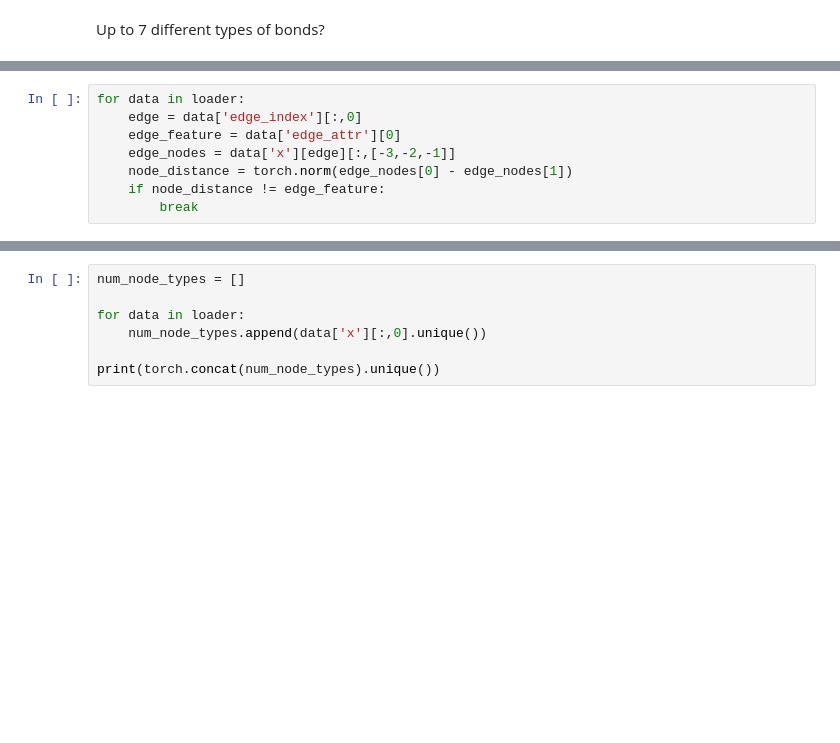
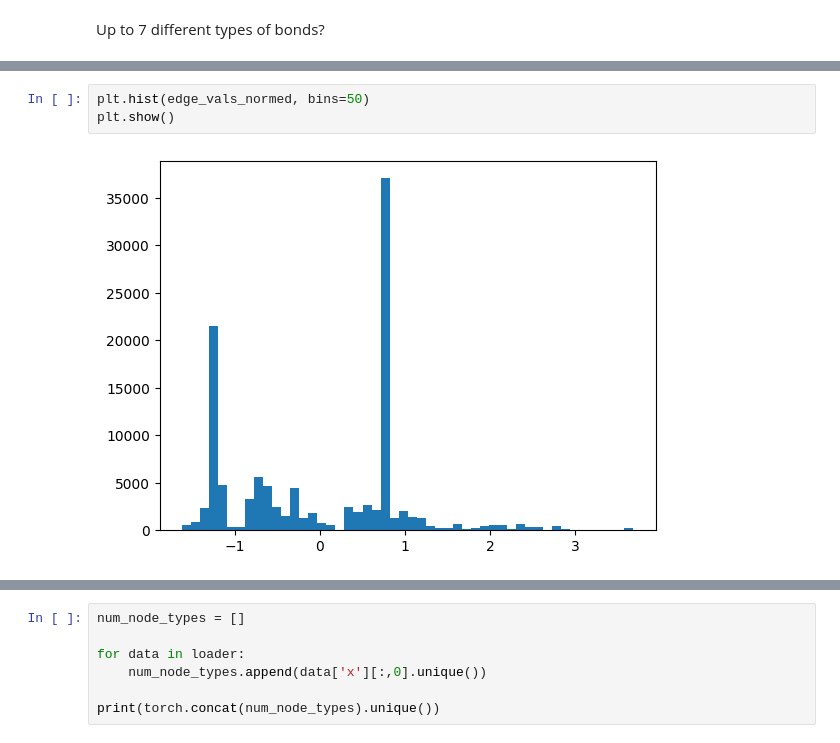
Before and after one commit to BaconBreaker/graph-diffusion-project, a Jupyter notebook: data_exploration.ipynb, the cells around one changed output, grey strips where cells are left out. Cells and saved outputs as stored; diff of their text form; blank space fills up the shorter version.

```diff
--- a/data_exploration.ipynb
+++ b/data_exploration.ipynb
@@ -83,8 +109,5 @@ plt.show()
-# %%
-for data in loader:
-    edge = data['edge_index'][:,0]
-    edge_feature = data['edge_attr'][0]
-    edge_nodes = data['x'][edge][:,[-3,-2,-1]]
-    node_distance = torch.norm(edge_nodes[0] - edge_nodes[1])
-    if node_distance != edge_feature:
-        break
+# %%
+plt.hist(edge_vals_normed, bins=50)
+plt.show()
+# %% [output]
+[figure, added]
```
Also changed, not shown: parts of 19 cells of this notebook, 1 other file.
